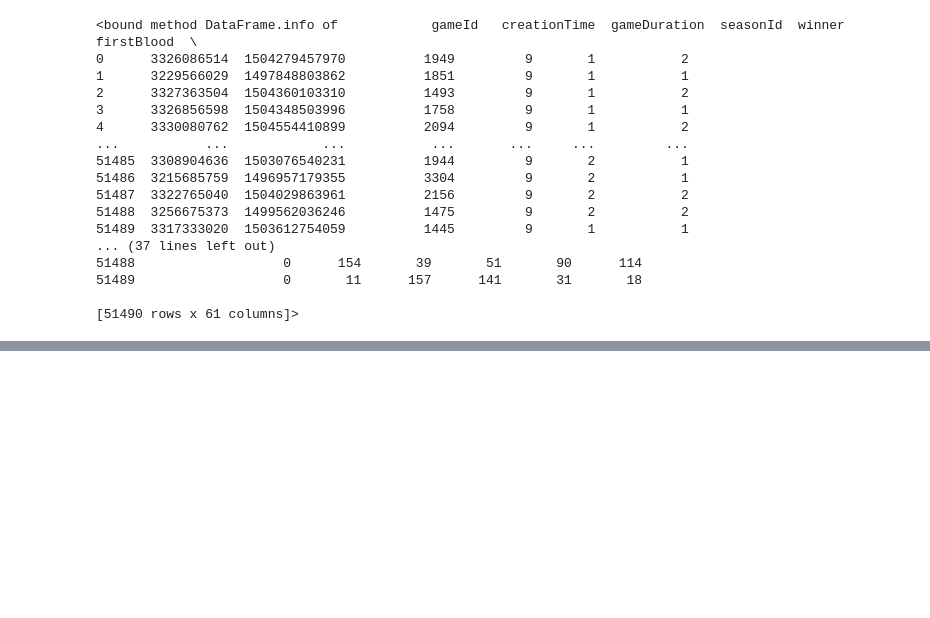
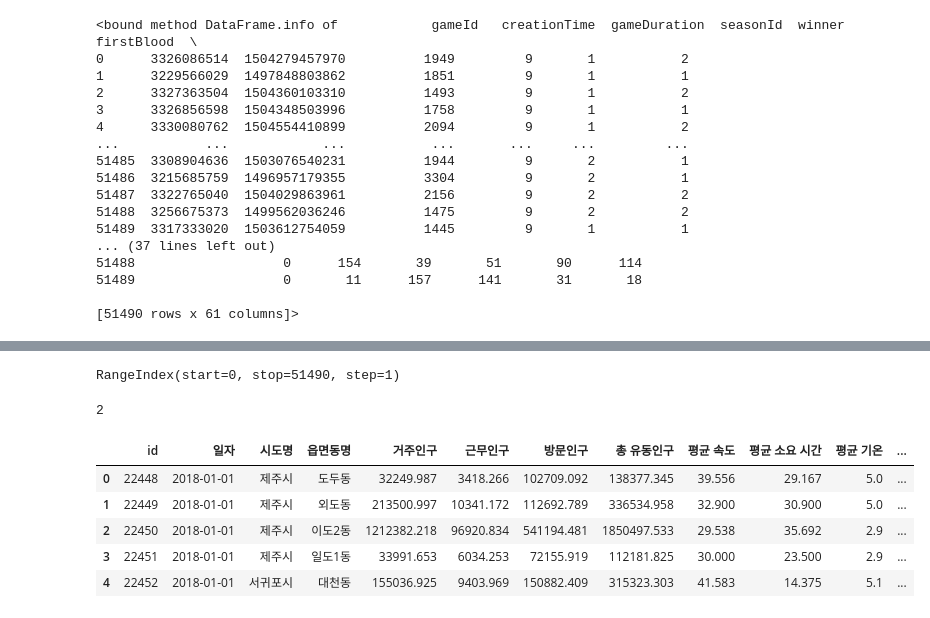
Before and after one commit to maker-lee/codingTest, a Jupyter notebook: 빅데이터분석기사실기/데이터전처리100문제.ipynb, the cells around one changed output, grey strips where cells are left out. Saved outputs shown, nothing was run; the diff lists cells and outputs as text; code cells hidden in the pictures; blank space fills up the shorter version.

```diff
--- a/빅데이터분석기사실기/데이터전처리100문제.ipynb
+++ b/빅데이터분석기사실기/데이터전처리100문제.ipynb
@@ -139,0 +83,25 @@ Name: 6, Length: 61, dtype: int64
+# %%
+# Question 7
+# 데이터셋의 인덱스 구성은 어떤가
+f.index
+# %% [output]
+RangeIndex(start=0, stop=51490, step=1)
+# %%
+# Question 8
+# 6번째 컬럼의 3번째 값은 무엇인가?
+df.iloc[2,5]
+# %% [output]
+2
+# %%
+# Question 9
+# 데이터를 로드하라. 컬럼이 한글이기에 적절한 처리해줘야함
+df = pd.read_csv('https://raw.githubusercontent.com/Datamanim/pandas/main/Jeju.csv',encoding='euc-kr')
+
+df.head()
+# %% [output]
+|  | id | 일자 | 시도명 | 읍면동명 | 거주인구 | 근무인구 | 방문인구 | 총 유동인구 | 평균 속도 | 평균 소요 시간 | 평균 기온 | ... |
+| 0 | 22448 | 2018-01-01 | 제주시 | 도두동 | 32249.987 | 3418.266 | 102709.092 | 138377.345 | 39.556 | 29.167 | 5.0 | ... |
+| 1 | 22449 | 2018-01-01 | 제주시 | 외도동 | 213500.997 | 10341.172 | 112692.789 | 336534.958 | 32.900 | 30.900 | 5.0 | ... |
+| 2 | 22450 | 2018-01-01 | 제주시 | 이도2동 | 1212382.218 | 96920.834 | 541194.481 | 1850497.533 | 29.538 | 35.692 | 2.9 | ... |
+| 3 | 22451 | 2018-01-01 | 제주시 | 일도1동 | 33991.653 | 6034.253 | 72155.919 | 112181.825 | 30.000 | 23.500 | 2.9 | ... |
+| 4 | 22452 | 2018-01-01 | 서귀포시 | 대천동 | 155036.925 | 9403.969 | 150882.409 | 315323.303 | 41.583 | 14.375 | 5.1 | ... |
```
Also changed, not shown: parts of 29 cells of this notebook.
